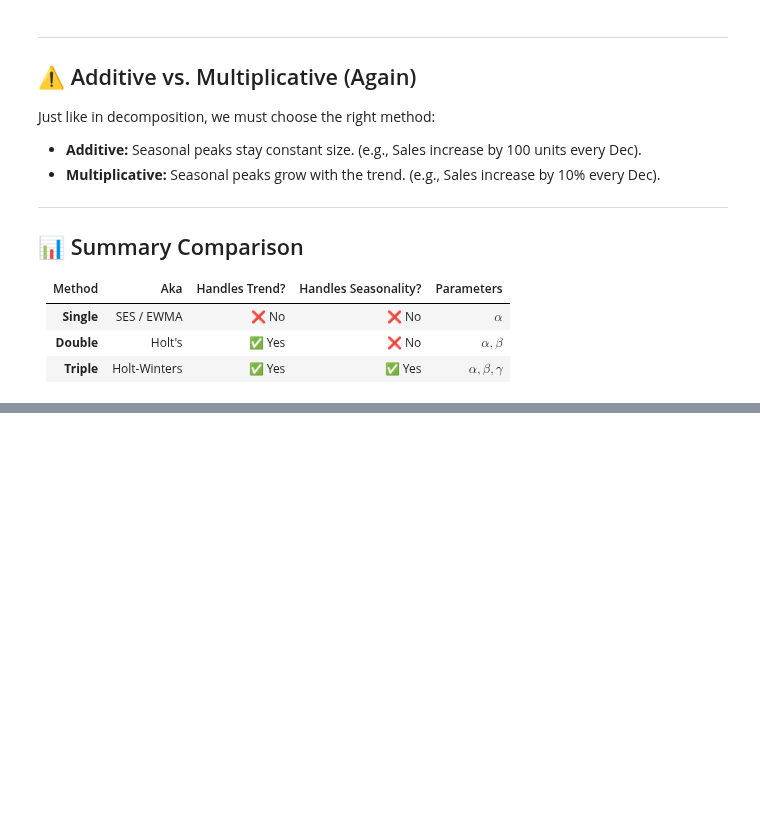
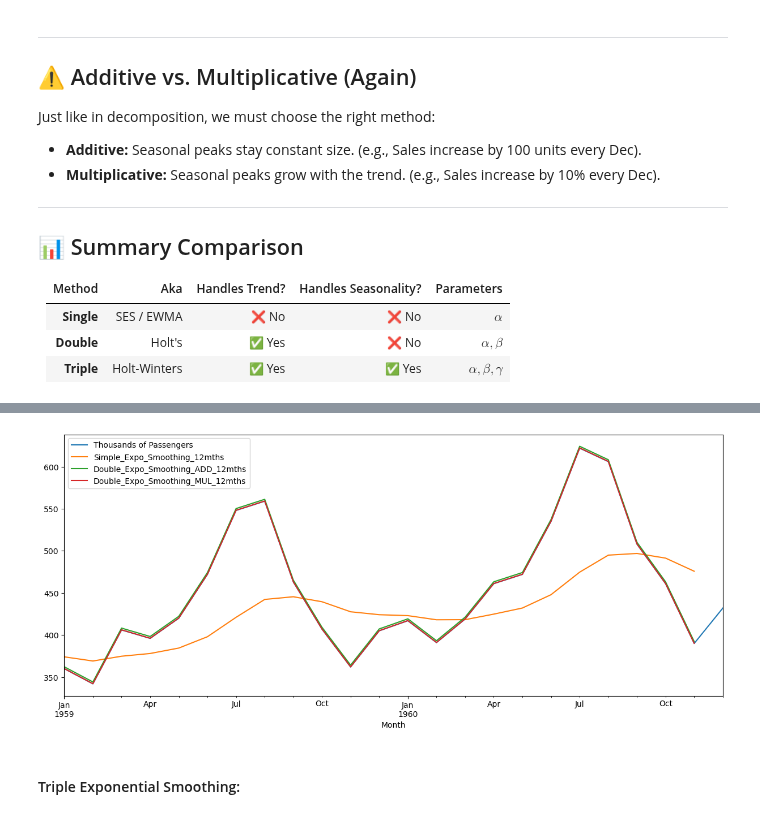
Before and after one commit to Shailya777/Learning-Logs, a Jupyter notebook: Time_Series_Analysis_and_Forecasting/08_Holt-Winters(Double & Triple Exponential Smoothing).ipynb, the cells around one changed output, grey strips where cells are left out. Saved outputs shown, nothing was run; the diff lists cells and outputs as text; code cells hidden in the pictures; blank space fills up the shorter version.

```diff
--- a/Time_Series_Analysis_and_Forecasting/08_Holt-Winters(Double & Triple Exponential Smoothing).ipynb
+++ b/Time_Series_Analysis_and_Forecasting/08_Holt-Winters(Double & Triple Exponential Smoothing).ipynb
@@ -75,0 +278,10 @@ Just like in decomposition, we must choose the right method:
+# %%
+# Zooming in on Grapg By Viewing Only Last 24 Values (Last 2 Years Values):
+
+df[['Thousands of Passengers','Simple_Expo_Smoothing_12mths', 'Double_Expo_Smoothing_ADD_12mths', 'Double_Expo_Smoothing_MUL_12mths']][-24:].plot(kind= 'line',
+                                                                                                                 figsize= (15,6))
+plt.show()
+# %% [output]
+[figure, added]
+# %% [markdown]
+#### Triple Exponential Smoothing:
```
Also changed, not shown: parts of 36 cells of this notebook.
